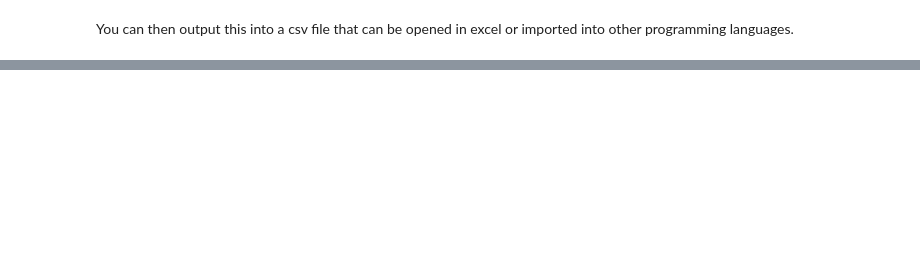
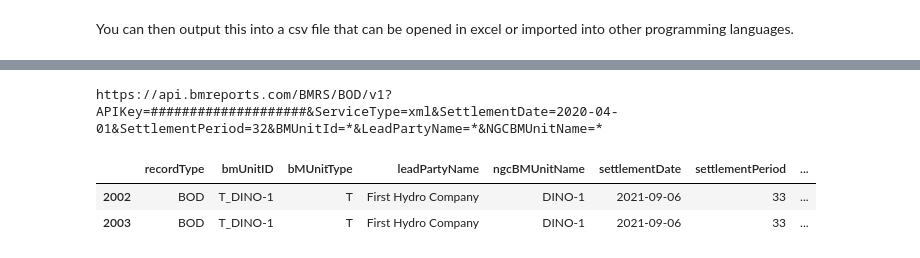
Before and after one commit to pjohno/MSc-Math-Finance-Projects, a Jupyter notebook: notebooks/BMI Reports API.ipynb, the cells around one changed output, grey strips where cells are left out. Saved outputs shown, nothing was run; the diff lists cells and outputs as text; code cells hidden in the pictures; blank space fills up the shorter version.

```diff
--- a/notebooks/BMI Reports API.ipynb
+++ b/notebooks/BMI Reports API.ipynb
@@ -143,0 +213,19 @@ dfMID[dfMID.marketIndexDataProviderId=="APXMIDP"]
+# %%
+# YOU NEED TO GET YOUR OWN API KEY TO SUB IN HERE!!!!
+APIKEY='####################'
+REPORT='BOD'
+SETTLEMENTDATE='2020-04-01'
+SETTLEMENTPERIOD='32'
+BMUNITID='*'
+BMUNITTYPE='*'
+LEADPARTYNAME='*'
+NGCBMUNITNAME='*'
+dfBOD = BMRS_Dataframe(api=APIKEY,report=REPORT,SettlementDate=FROMSETTLEMENTDATE,SettlementPeriod=SETTLEMENTPERIOD,BMUnitId=BMUNITID,LeadPartyName=LEADPARTYNAME,NGCBMUnitName=NGCBMUNITNAME)
+# %% [output]
+https://api.bmreports.com/BMRS/BOD/v1?APIKey=####################&ServiceType=xml&SettlementDate=2020-04-01&SettlementPeriod=32&BMUnitId=*&LeadPartyName=*&NGCBMUnitName=*
+# %%
+dfBOD[dfBOD.bmUnitID=="T_DINO-1"]
+# %% [output]
+|  | recordType | bmUnitID | bMUnitType | leadPartyName | ngcBMUnitName | settlementDate | settlementPeriod | ... |
+| 2002 | BOD | T_DINO-1 | T | First Hydro Company | DINO-1 | 2021-09-06 | 33 | ... |
+| 2003 | BOD | T_DINO-1 | T | First Hydro Company | DINO-1 | 2021-09-06 | 33 | ... |
```
Also changed, not shown: parts of 15 cells of this notebook, 7 other files.
